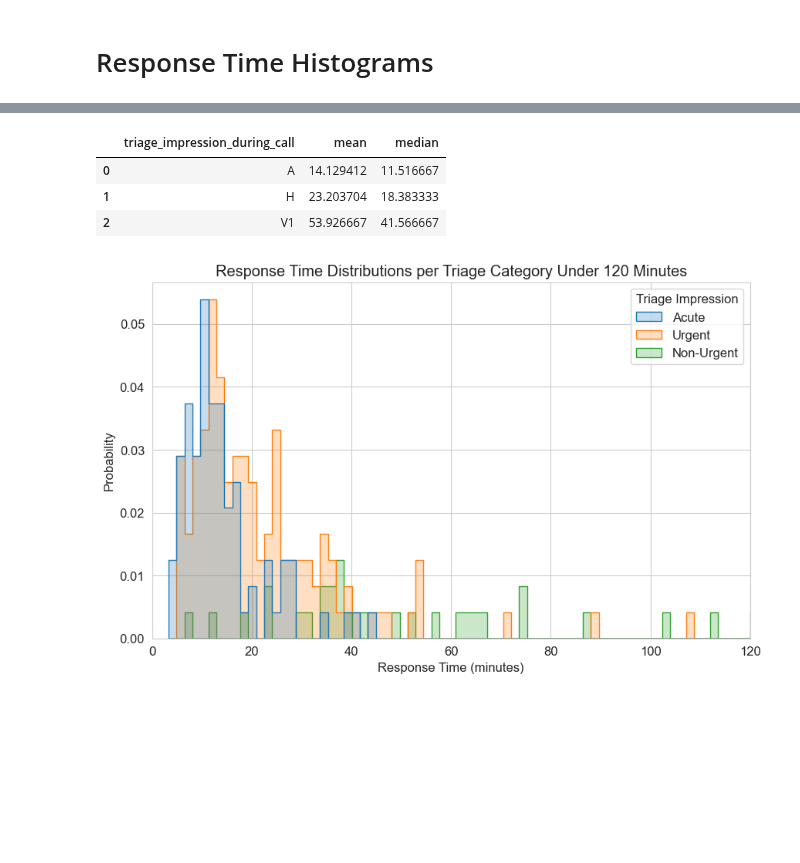
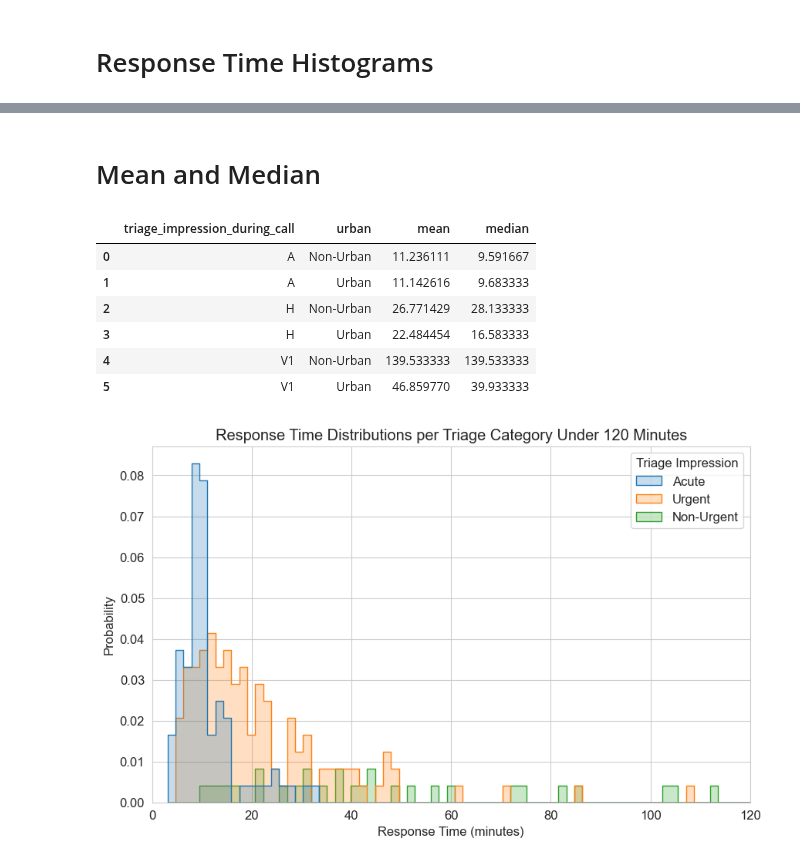
Before and after one commit to Emergency-Optimizers/Data-Processing, a Jupyter notebook: source/simulator_analysis/temp_simulator_analysis.ipynb, the cells around one changed output, grey strips where cells are left out. Cells and saved outputs as stored; diff of their text form; code cells hidden in the pictures; blank space fills up the shorter version.

```diff
--- a/source/simulator_analysis/temp_simulator_analysis.ipynb
+++ b/source/simulator_analysis/temp_simulator_analysis.ipynb
@@ -37,25 +37,36 @@ df = data_loader.enhanced_incidents_df
 # %%
 data = pd.read_csv('./metrics/metrics_2024-04-10_12-33-22.csv')
 # %%
-data = pd.read_csv('./metrics/metrics_2024-04-09_13-34-27.csv')
-
-# Step 2: Preprocess the Data
-data['time_call_received'] = pd.to_datetime(data['time_call_received'])
 response_time_cols = ['duration_incident_creation', 'duration_resource_appointment',
                       'duration_resource_preparing_departure', 'duration_dispatching_to_scene']
 data['total_response_time'] = data[response_time_cols].sum(axis=1)
 
 plt.figure(figsize=(12, 8))
 
-# Plot a density plot for each triage category
-for urban in [True, False]:
-    for triage_category in data['triage_impression_during_call'].unique():
-        subset = data[(data['triage_impression_during_call'] == triage_category) & (data['urban'] == urban)]
-        sns.kdeplot(subset['total_response_time'], bw_adjust=0.5, label=f'Triage {triage_category}, Urban {urban}', fill=True)
+for triage_category in data['triage_impression_during_call'].unique():
+    subset = data[data['triage_impression_during_call'] == triage_category]
+    sns.kdeplot(subset['total_response_time'], bw_adjust=0.5, label=f'Triage {triage_category}', fill=True)
 
 plt.title('Response Time Density by Triage Category')
 plt.xlabel('Total Response Time')
 plt.ylabel('Density')
 plt.legend()
 plt.show()
+
+response_time_cols = ['duration_incident_creation', 'duration_resource_appointment',
+                      'duration_resource_preparing_departure', 'duration_dispatching_to_scene']
+data['total_response_time'] = data[response_time_cols].sum(axis=1)
+
+plt.figure(figsize=(12, 8))
+
+for urban in [True, False]:
+    for triage_category in data['triage_impression_during_call'].unique():
+        subset = data[(data['triage_impression_during_call'] == triage_category) & (data['urban'] == urban)]
+        sns.kdeplot(subset['total_response_time'], bw_adjust=0.5, label=f'Triage {triage_category}, Urban {urban}', fill=True)
+
+plt.title('Response Time Density by Triage Category and Urbanness')
+plt.xlabel('Total Response Time')
+plt.ylabel('Density')
+plt.legend()
+plt.show()
 # %% [output]
@@ -63,31 +75,36 @@ plt.show()
+# %% [markdown]
+# Mean and Median
 # %%
-stats = data.groupby('triage_impression_during_call')['total_response_time'].agg(['mean', 'median']).reset_index()
+stats = data.groupby(['triage_impression_during_call', 'urban'])['total_response_time'].agg(['mean', 'median']).reset_index()
+
 stats['mean'] = stats['mean'] / 60
 stats['median'] = stats['median'] / 60
+
+stats['urban'] = stats['urban'].map({True: 'Urban', False: 'Non-Urban'})
+
 stats
 # %% [output]
-|  | triage_impression_during_call | mean | median |
-| 0 | A | 14.129412 | 11.516667 |
-| 1 | H | 23.203704 | 18.383333 |
-| 2 | V1 | 53.926667 | 41.566667 |
+|  | triage_impression_during_call | urban | mean | median |
+| 0 | A | Non-Urban | 11.236111 | 9.591667 |
+| 1 | A | Urban | 11.142616 | 9.683333 |
+| 2 | H | Non-Urban | 26.771429 | 28.133333 |
+| 3 | H | Urban | 22.484454 | 16.583333 |
+| 4 | V1 | Non-Urban | 139.533333 | 139.533333 |
+| 5 | V1 | Urban | 46.859770 | 39.933333 |
 # %%
-# Convert 'total_response_time' from seconds to minutes
 data['total_response_time_minutes'] = data['total_response_time'] / 60
 
-# Update the mapping if there are any new categories or to correct any missing ones
 category_mapping = {
     'A': 'Acute',
     'H': 'Urgent',
     'V1': 'Non-Urgent'
 }
 
-# Apply the mapping
 data['Triage Impression'] = data['triage_impression_during_call'].map(category_mapping)
 
 sns.set_style("whitegrid")
 plt.figure(figsize=(10, 6))
 
-# Use the converted 'total_response_time_minutes' for plotting
 hist_plot = sns.histplot(
     data=data,
     x='total_response_time_minutes',  # Updated to use minutes
@@ -96,14 +113,13 @@ hist_plot = sns.histplot(
     stat="probability",
     common_norm=True,
     palette="tab10",
-    bins=100  # Adjusted bin size to a reasonable number based on the minute scale
-)
+    bins=100
 
 plt.title('Response Time Distributions per Triage Category Under 120 Minutes')
 plt.xlabel('Response Time (minutes)')
 plt.ylabel('Probability')
-plt.xlim(left=0, right=120)  # This is now correct since we're plotting in minutes
+plt.xlim(left=0, right=120)
 
 plt.show()
 # %% [output]
-[figure, old version]
+[figure, new version]
```
Also changed, not shown: parts of 1 cell of this notebook, 1 other file.
